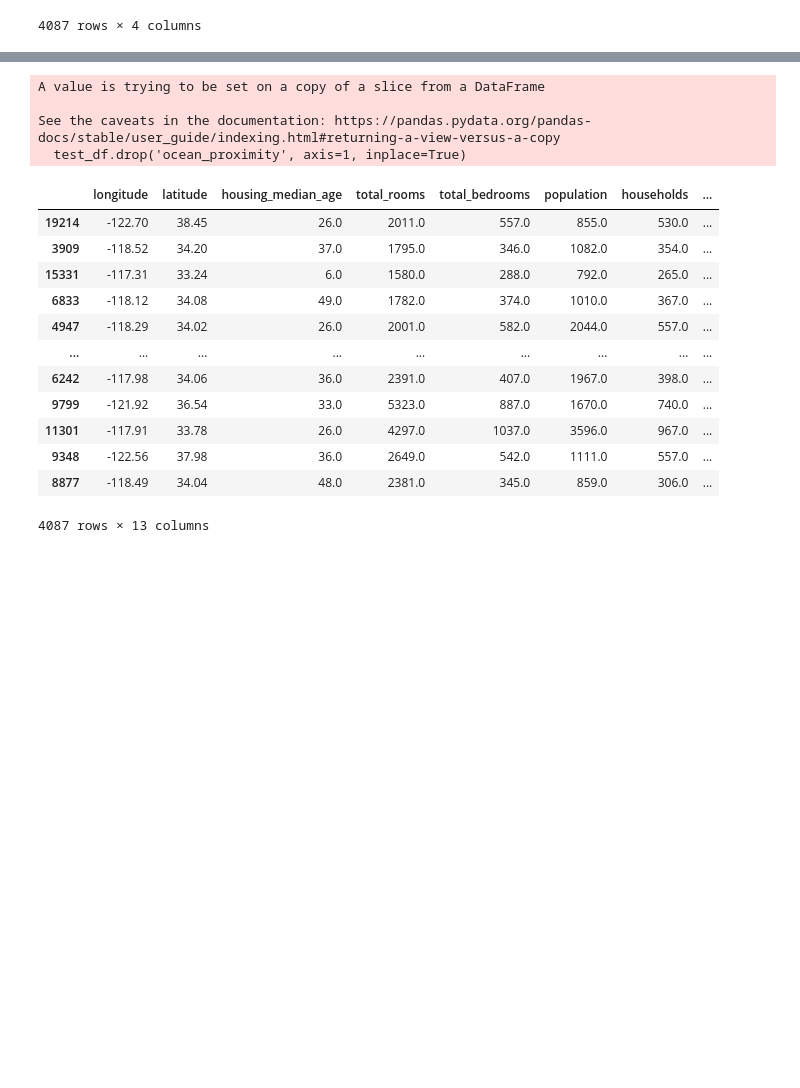
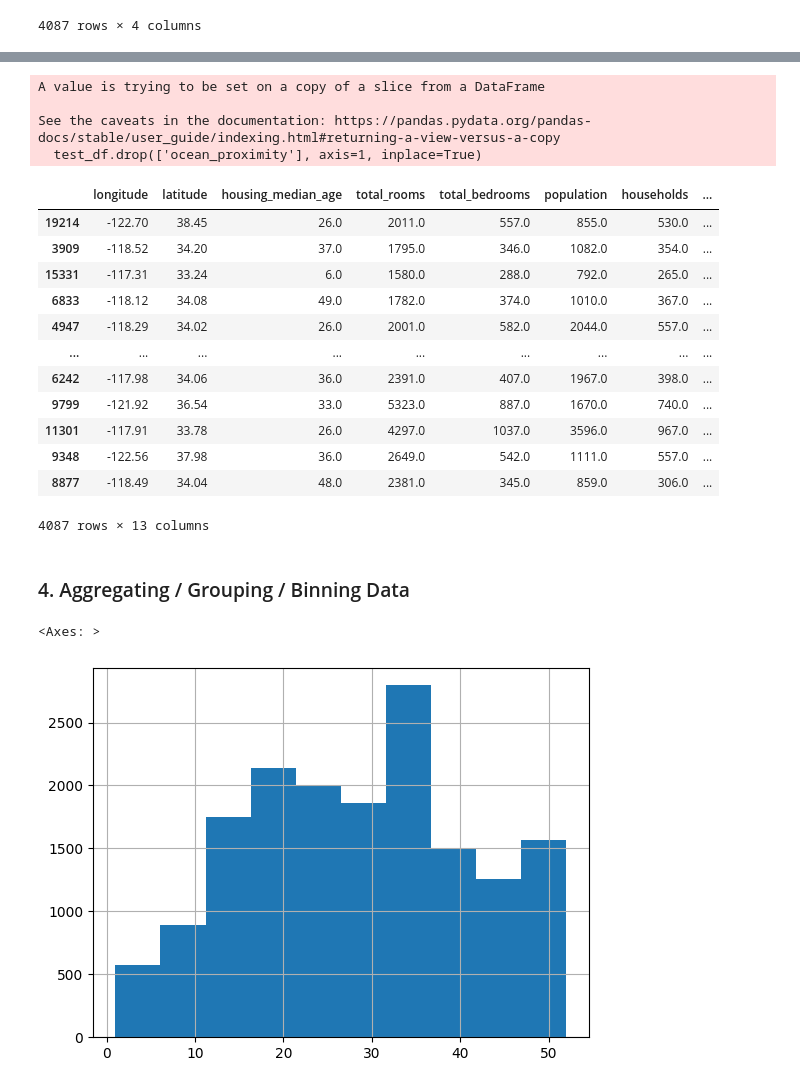
Before and after one commit to Alireza2317/feature_engineering, a Jupyter notebook: feature_engineering.ipynb, the cells around one changed output, grey strips where cells are left out. Saved outputs shown, nothing was run; the diff lists cells and outputs as text; code cells hidden in the pictures; blank space fills up the shorter version.

```diff
--- a/feature_engineering.ipynb
+++ b/feature_engineering.ipynb
@@ -302,7 +302,7 @@ mean_absolute_error(pipe_preds, y_test)
 # %%
 ocean_proximity_dummies = pd.get_dummies(train_df['ocean_proximity'], prefix='ocean', dtype=pd.Int8Dtype())
 # since there are only 3 islands, ignore them completely
-ocean_proximity_dummies.drop('ocean_ISLAND', axis=1, inplace=True)
+ocean_proximity_dummies.drop(['ocean_ISLAND'], axis=1, inplace=True)
 ocean_proximity_dummies
 # %% [output]
 |  | ocean_<1H OCEAN | ocean_INLAND | ocean_NEAR BAY | ocean_NEAR OCEAN |
@@ -337,7 +337,7 @@ ocean_proximity_dummies_test
 | 8877 | 1 | 0 | 0 | 0 |
 4087 rows × 4 columns
 # %%
-train_df.drop('ocean_proximity', axis=1, inplace=True)
+train_df.drop(['ocean_proximity'], axis=1, inplace=True)
 train_df = pd.concat([train_df, ocean_proximity_dummies], axis=1)
 train_df
 # %% [output]
@@ -359,14 +359,14 @@ See the caveats in the documentation: https://pandas.pydata.org/pandas-docs/stab
 | 16345 | -124.10 | 40.88 | 35.0 | 2987.0 | 578.0 | 1581.0 | 585.0 | ... |
 16346 rows × 13 columns
 # %%
-test_df.drop('ocean_proximity', axis=1, inplace=True)
+test_df.drop(['ocean_proximity'], axis=1, inplace=True)
 test_df = pd.concat([test_df, ocean_proximity_dummies_test], axis=1)
 test_df
 # %% [output]
 A value is trying to be set on a copy of a slice from a DataFrame
 
 See the caveats in the documentation: https://pandas.pydata.org/pandas-docs/stable/user_guide/indexing.html#returning-a-view-versus-a-copy
-  test_df.drop('ocean_proximity', axis=1, inplace=True)
+  test_df.drop(['ocean_proximity'], axis=1, inplace=True)
 |  | longitude | latitude | housing_median_age | total_rooms | total_bedrooms | population | households | ... |
 | 19214 | -122.70 | 38.45 | 26.0 | 2011.0 | 557.0 | 855.0 | 530.0 | ... |
 | 3909 | -118.52 | 34.20 | 37.0 | 1795.0 | 346.0 | 1082.0 | 354.0 | ... |
@@ -380,3 +380,10 @@ See the caveats in the documentation: https://pandas.pydata.org/pandas-docs/stab
 | 9348 | -122.56 | 37.98 | 36.0 | 2649.0 | 542.0 | 1111.0 | 557.0 | ... |
 | 8877 | -118.49 | 34.04 | 48.0 | 2381.0 | 345.0 | 859.0 | 306.0 | ... |
 4087 rows × 13 columns
+# %% [markdown]
+### 4. Aggregating / Grouping / Binning Data
+# %%
+train_df['housing_median_age'].hist()
+# %% [output]
+<Axes: >
+[figure, added]
```
Also changed, not shown: parts of 18 cells of this notebook.
